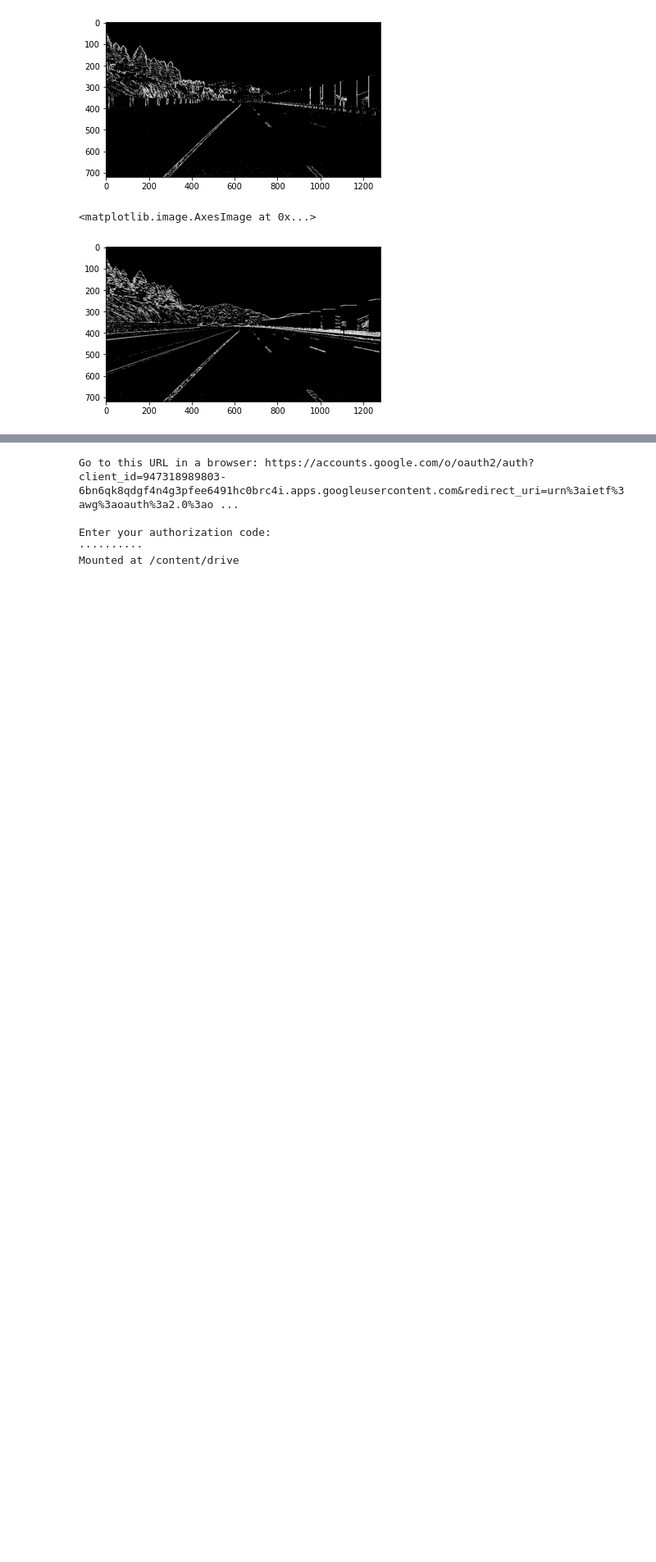
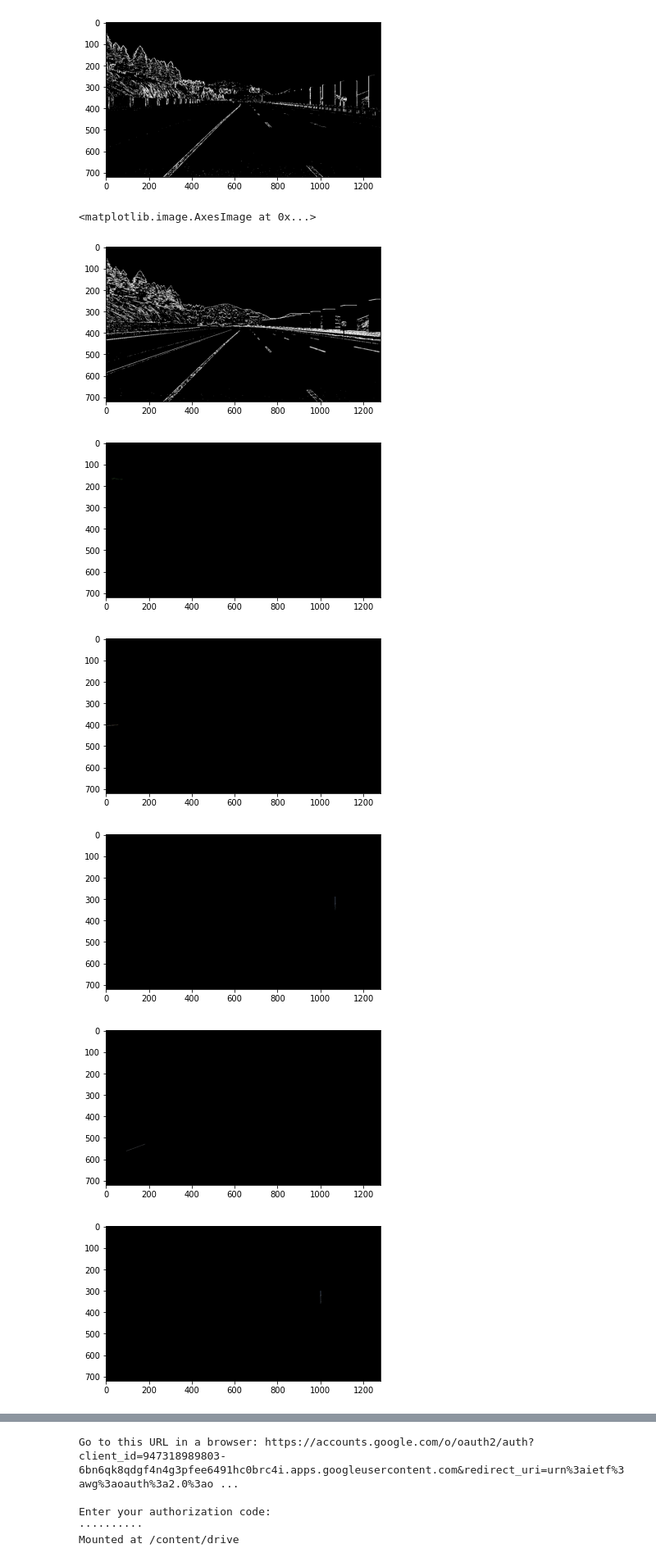
Before and after one commit to SafwanAhmad/google-colab, a Jupyter notebook: Copy_of_advanced_lane_detection.ipynb, the cells around one changed output, grey strips where cells are left out. Shown at 82% size. Drawn from its saved outputs; the diff is of its cells as text; code cells hidden in the pictures; blank space fills up the shorter version.

Commit message:
Connected Components for Combined Gradients.

```diff
--- a/Copy_of_advanced_lane_detection.ipynb
+++ b/Copy_of_advanced_lane_detection.ipynb
@@ -57,8 +57,21 @@ Loading data from Google Drive
 355 images loaded
 # %%
 
-grad_x = cv2.Sobel(road_data[0], cv2.CV_16S, 1, 0)
+grad_x = cv2.Sobel(road_data[0], cv2.CV_16S, 1, 0,)
 grad_y = cv2.Sobel(road_data[0], cv2.CV_16S, 0, 1)
+
+# Scaled gradients
+max_channelwise_x = np.max(grad_x, axis=(0,1))
+min_channelwise_x = np.min(grad_x, axis=(0,1))
+
+max_channelwise_y = np.max(grad_y, axis=(0,1))
+min_channelwise_y = np.min(grad_y, axis=(0,1))
+
+grad_x_scaled = ((grad_x - min_channelwise_x)/(max_channelwise_x - min_channelwise_x))
+grad_y_scaled = ((grad_y - min_channelwise_y)/(max_channelwise_y - min_channelwise_y))
+
+grad_x = grad_x_scaled
+grad_y = grad_y_scaled
 # %%
 plt.imshow(np.abs(grad_x))
 # %% [output]
@@ -100,3 +113,40 @@ plt.imshow(bin_grad_y[1], cmap='gray')
 # %% [output]
 <matplotlib.image.AxesImage at 0x...>
 [figure]
+# %%
+grad_combined = np.sqrt( np.square(grad_x) + np.square(grad_y))
+
+# Find the connected compnents
+abs_grad_combined = np.abs(grad_combined)
+
+# Scale the gradients
+max_combined = np.max(abs_grad_combined, axis=(0,1))
+min_combined = np.min(abs_grad_combined, axis=(0,1))
+
+
+scaled_grad_combined = (((abs_grad_combined - min_combined)/(max_combined - min_combined))*255).astype(np.uint8)
+
+# Convert to binary value
+bin_grad_combined = cv2.threshold(scaled_grad_combined[:,:,0], 0, 255, cv2.THRESH_OTSU+cv2.THRESH_BINARY)
+
+
+#find the connected components
+retval, labels, stats, centroids = cv2.connectedComponentsWithStats(bin_grad_combined[1])
+
+# Find the top 10 components
+top_components_index = np.argsort(stats[:, -1])[-30:-1]
+top_components = stats[top_components_index, -1]
+
+
+# Plot the connected components
+for component_id in top_components_index:
+  condition_array = np.rollaxis(np.stack((labels == component_id, labels == component_id, labels == component_id)), 0, 3)
+  component = np.where(condition_array, road_data[0], np.zeros_like(road_data[0]))
+  plt.imshow(component)
+  plt.show()
+# %% [output]
+[figure, added]
+[figure, added]
+[figure, added]
+[figure, added]
+[figure, added]
```
Also changed, not shown: parts of 5 cells of this notebook.
